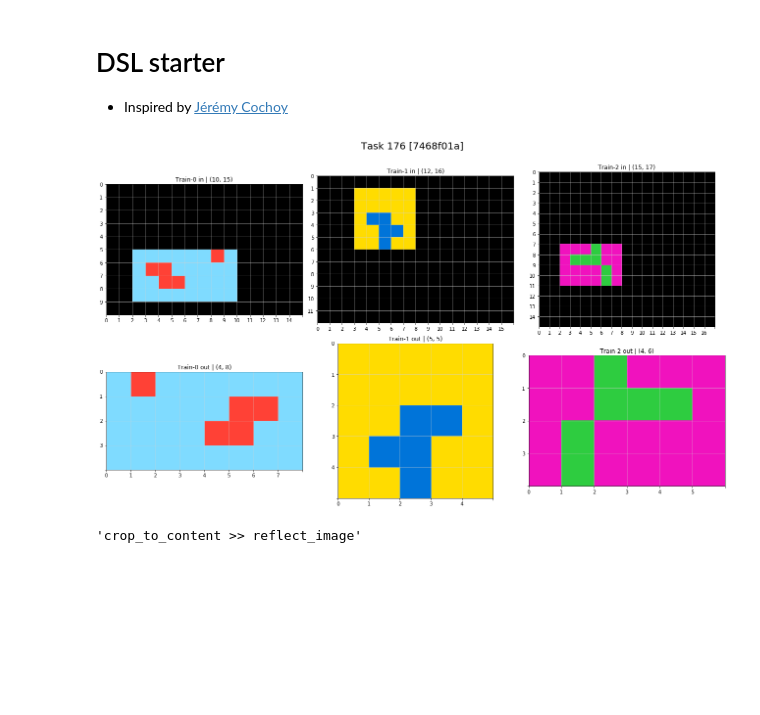
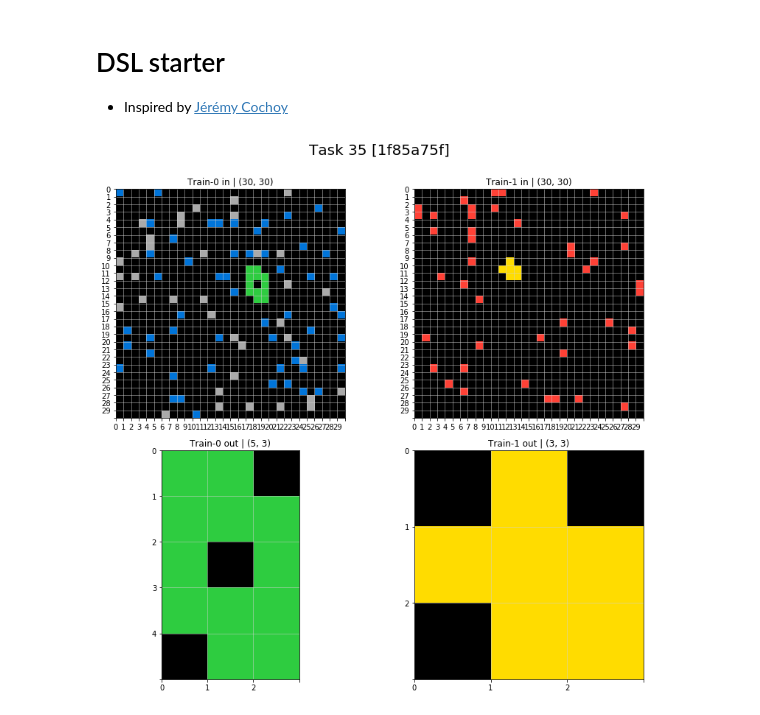
Before and after one commit to vitalwarley/abstract_reasoning, a Jupyter notebook: intro.ipynb, the cells around one changed output. Drawn from its saved outputs; the diff is of its cells as text; code cells hidden in the pictures; blank space fills up the shorter version.

```diff
--- a/intro.ipynb
+++ b/intro.ipynb
@@ -171,8 +171,8 @@ plt.show()
 
 - Inspired by [Jérémy Cochoy](https://www.kaggle.com/zenol42/dsl-and-genetic-algorithm-applied-to-arc)
 # %%
-fname = '7468f01a.json'
+fname = '1f85a75f.json'
 tid = training_tasks.index(fname)
 task_dict = load_and_plot(training_path, training_tasks[tid], return_what=2, task_id=tid, only_train=True)
 # %% [output]
-[figure, old version]
+[figure, new version]
@@ -186,5 +178,0 @@ pixmap_in, pixmap_out = nth_sample(task, sample_id)
-# %%
-program = [crop_to_content, reflect_image]
-program_description(program)
-# %% [output]
-'crop_to_content >> reflect_image'
```
Also changed, not shown: parts of 8 cells of this notebook, 3 other files.
